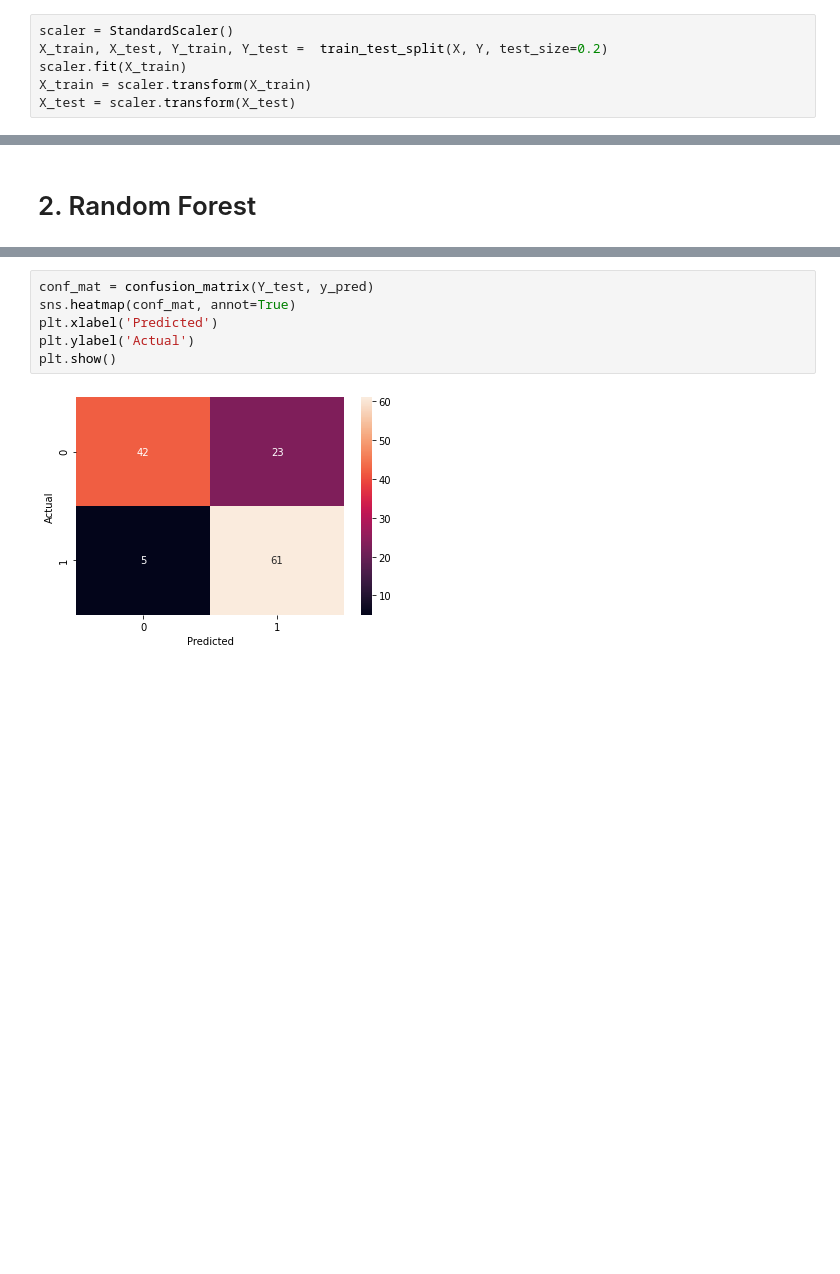
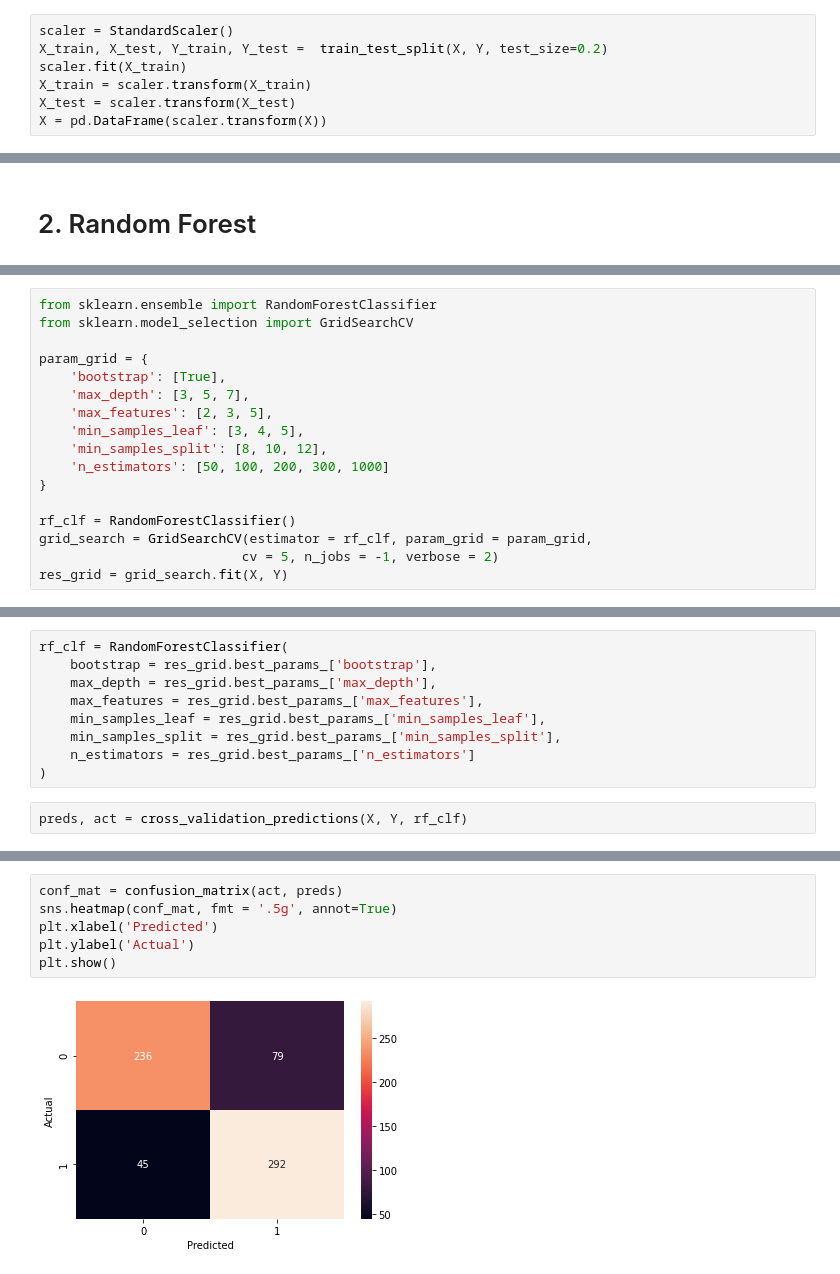
Before and after one commit to MilenaTrajanoska/spotify_top_tracks_analysis, a Jupyter notebook: classification/decision_tree_classifier.ipynb, the cells around one changed output, grey strips where cells are left out. Cells and saved outputs as stored; diff of their text form; blank space fills up the shorter version.

```diff
--- a/classification/decision_tree_classifier.ipynb
+++ b/classification/decision_tree_classifier.ipynb
@@ -112,6 +108,7 @@ X_train, X_test, Y_train, Y_test =  train_test_split(X, Y, test_size=0.2)
 scaler.fit(X_train)
 X_train = scaler.transform(X_train)
 X_test = scaler.transform(X_test)
+X = pd.DataFrame(scaler.transform(X))
 # %%
 from sklearn.tree import DecisionTreeClassifier
 
@@ -371,0 +372,17 @@ y_pred = rf_clf.predict(X_test)
+# %%
+from sklearn.ensemble import RandomForestClassifier
+from sklearn.model_selection import GridSearchCV
+
+param_grid = {
+    'bootstrap': [True],
+    'max_depth': [3, 5, 7],
+    'max_features': [2, 3, 5],
+    'min_samples_leaf': [3, 4, 5],
+    'min_samples_split': [8, 10, 12],
+    'n_estimators': [50, 100, 200, 300, 1000]
+}
+
+rf_clf = RandomForestClassifier()
+grid_search = GridSearchCV(estimator = rf_clf, param_grid = param_grid,
+                          cv = 5, n_jobs = -1, verbose = 2)
+res_grid = grid_search.fit(X, Y)
@@ -372,3 +409,14 @@ y_pred = rf_clf.predict(X_test)
+# %%
+rf_clf = RandomForestClassifier(
+    bootstrap = res_grid.best_params_['bootstrap'],
+    max_depth = res_grid.best_params_['max_depth'],
+    max_features = res_grid.best_params_['max_features'],
+    min_samples_leaf = res_grid.best_params_['min_samples_leaf'],
+    min_samples_split = res_grid.best_params_['min_samples_split'],
+    n_estimators = res_grid.best_params_['n_estimators']
+)
+# %%
+preds, act = cross_validation_predictions(X, Y, rf_clf)
 # %%
 rf_clf.feature_importances_
 # %% [output]
@@ -389,8 +437,8 @@ plt.show()
 # %%
-conf_mat = confusion_matrix(Y_test, y_pred)
-sns.heatmap(conf_mat, annot=True)
+conf_mat = confusion_matrix(act, preds)
+sns.heatmap(conf_mat, fmt = '.5g', annot=True)
 plt.xlabel('Predicted')
 plt.ylabel('Actual')
 plt.show()
 # %% [output]
-[figure, old version]
+[figure, new version]
```
Also changed, not shown: parts of 40 cells of this notebook, 5 other files.
